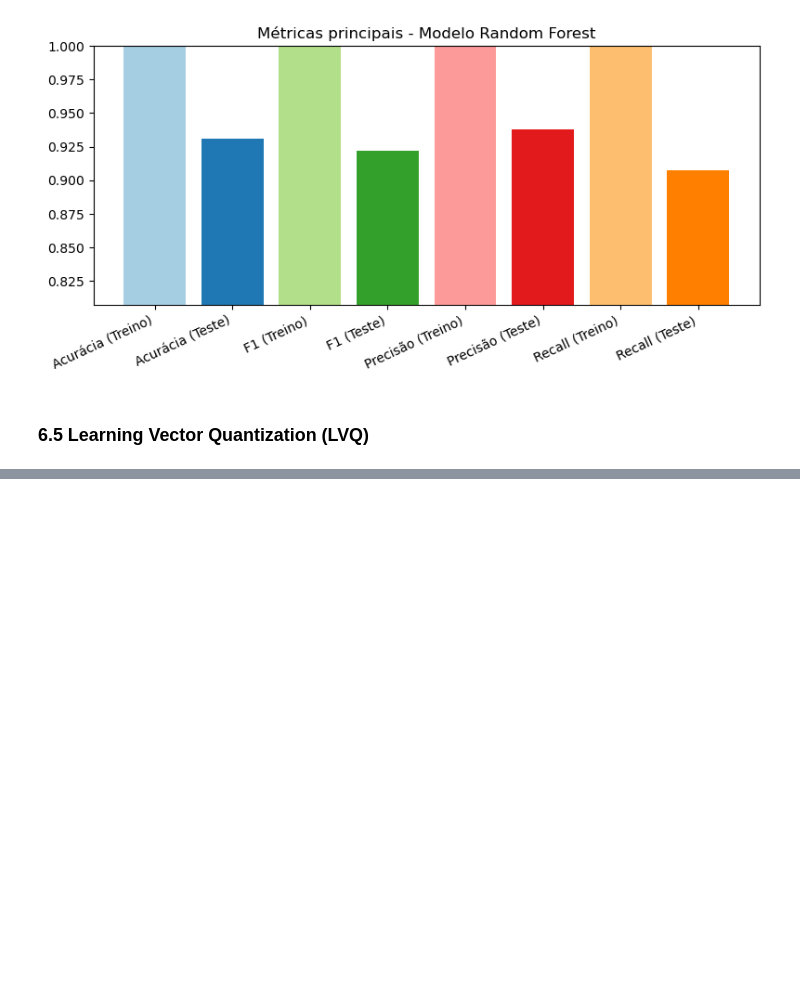
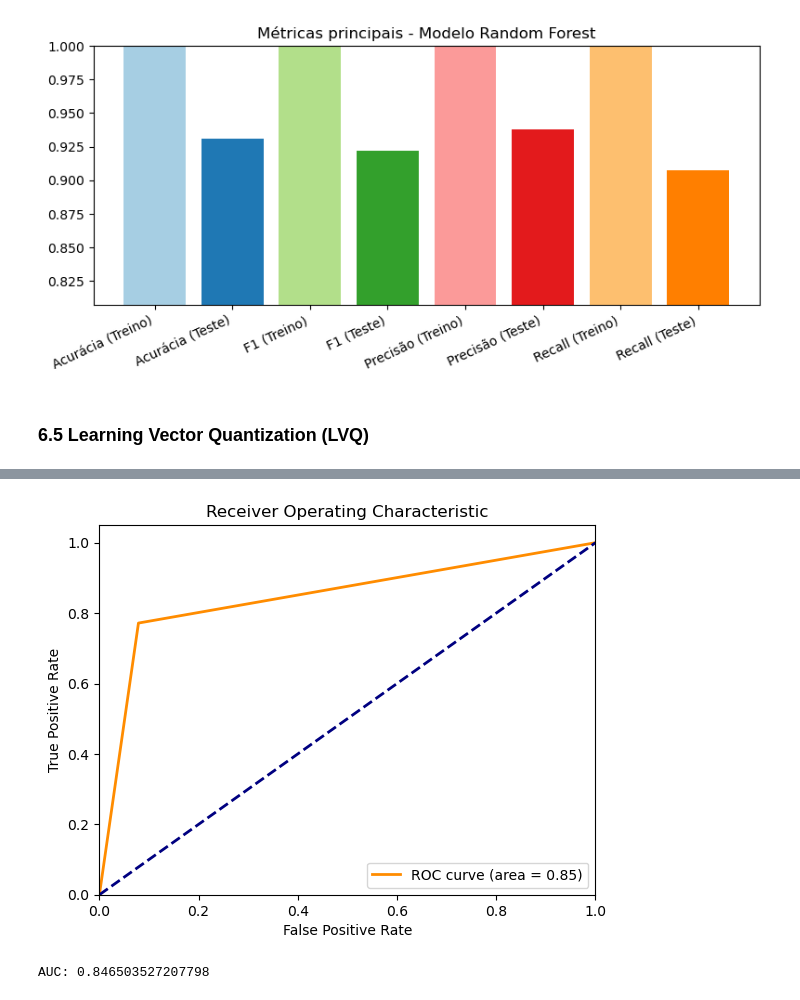
Before and after one commit to rubdelima/CRISP-DM-SVHN, a Jupyter notebook: 3 - Preparação de Dados e Busca de Hiperparâmetros (parte 1).ipynb, the cells around one changed output, grey strips where cells are left out. Cells and saved outputs as stored; diff of their text form; code cells hidden in the pictures; blank space fills up the shorter version.

```diff
--- a/3 - Preparação de Dados e Busca de Hiperparâmetros (parte 1).ipynb
+++ b/3 - Preparação de Dados e Busca de Hiperparâmetros (parte 1).ipynb
@@ -604,0 +1058,39 @@ df
+# %%
+import numpy as np
+from sklearn.metrics import roc_curve, auc
+import matplotlib.pyplot as plt
+
+# Dados da matriz de confusão
+TN = 1521
+FP = 130
+TP = 1038
+FN = 307
+
+# Calculando TPR e FPR
+tpr = TP / (TP + FN)
+fpr = FP / (FP + TN)
+
+# Plotando a Curva ROC (somente com os valores fornecidos, simplificando)
+fpr_values = [0, fpr, 1]
+tpr_values = [0, tpr, 1]
+
+# AUC é a área abaixo da curva, que é a integral da TPR em função da FPR
+roc_auc = auc(fpr_values, tpr_values)
+
+# Plot da curva ROC
+plt.figure()
+plt.plot(fpr_values, tpr_values, color='darkorange', lw=2, label='ROC curve (area = %0.2f)' % roc_auc)
+plt.plot([0, 1], [0, 1], color='navy', lw=2, linestyle='--')
+plt.xlim([0.0, 1.0])
+plt.ylim([0.0, 1.05])
+plt.xlabel('False Positive Rate')
+plt.ylabel('True Positive Rate')
+plt.title('Receiver Operating Characteristic')
+plt.legend(loc='lower right')
+plt.show()
+
+# AUC
+print(f"AUC: {roc_auc}")
+# %% [output]
+[figure, added]
+AUC: 0.846503527207798
```
Also changed, not shown: parts of 23 cells of this notebook, 6 other files.
